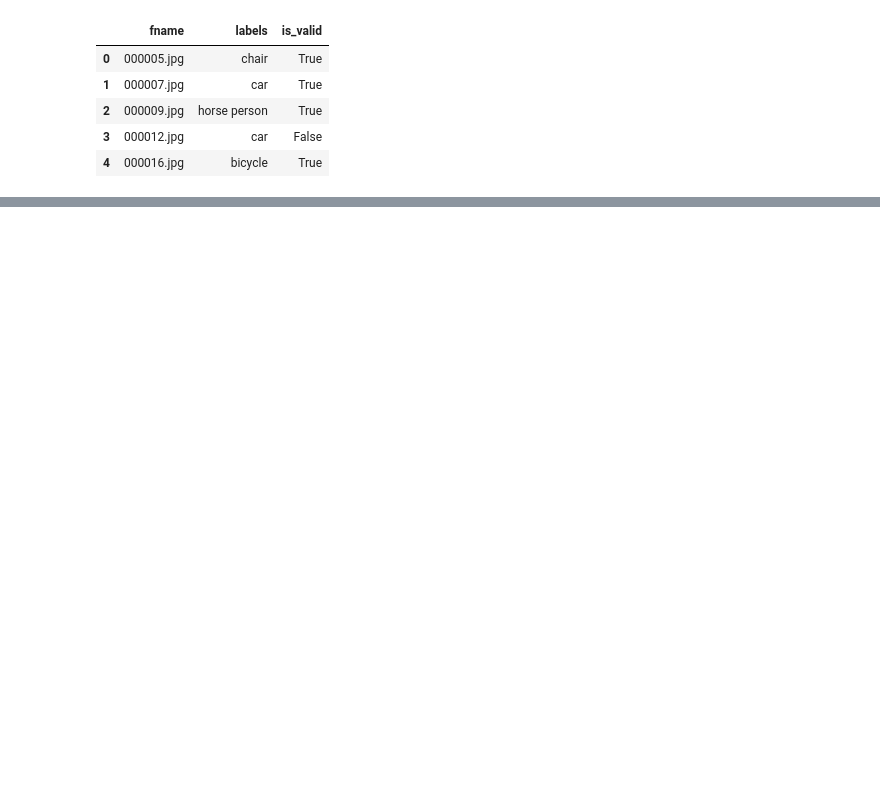
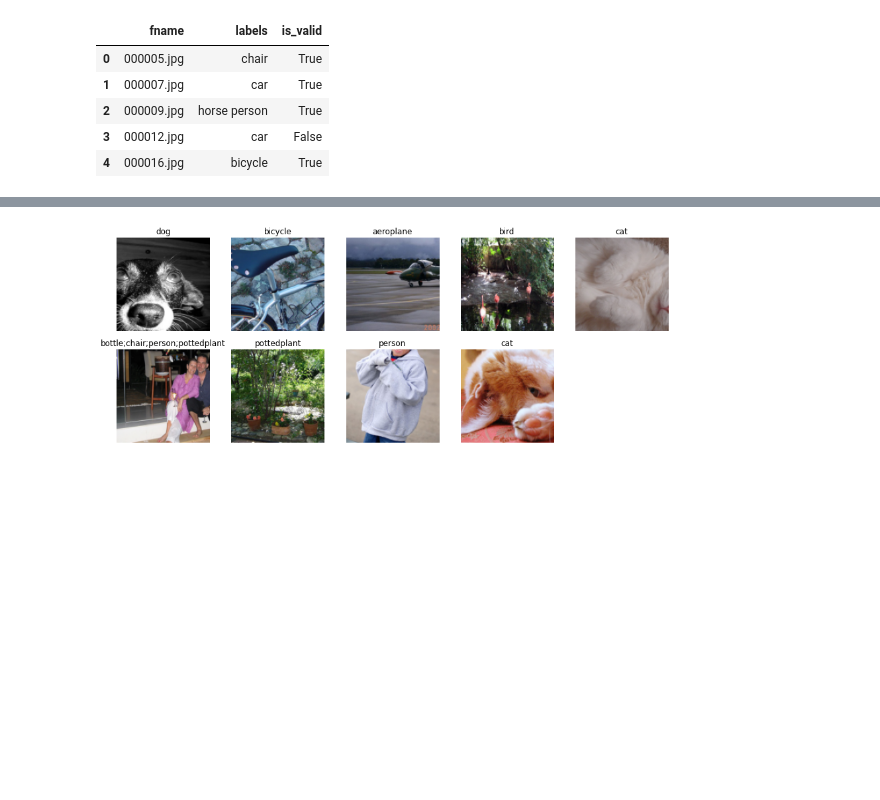
Before and after one commit to aviagarwal1212/fastai-part1-2020, a Jupyter notebook: lecture-notebooks/chapter6.ipynb, the cells around one changed output, grey strips where cells are left out. Saved outputs shown, nothing was run; the diff lists cells and outputs as text; code cells hidden in the pictures; blank space fills up the shorter version.

```diff
--- a/lecture-notebooks/chapter6.ipynb
+++ b/lecture-notebooks/chapter6.ipynb
@@ -49,19 +34,13 @@ x,y
 # %%
-def get_x(r): return path/'train'/r['fname']
-
-def get_y(r): return r['labels'].split(' ')
-
-def splitter(df):
+def splitter_function(df):
     train = df.index[~df['is_valid']].tolist()
     valid = df.index[df['is_valid']].tolist()
-    return train,valid
+    return train, valid
 
-dblock = DataBlock(
+images = DataBlock(
     blocks = (ImageBlock, MultiCategoryBlock),
-    get_x = get_x,
-    get_y= get_y,
-    splitter = splitter,
+    get_x = lambda r: path/'train'/r['fname'],
+    get_y = lambda r: r['labels'].split(),
+    splitter = splitter_function,
     item_tfms = RandomResizedCrop(128, min_scale=0.35)
-    )
-
-dls = dblock.dataloaders(df)
+)
@@ -158,0 +47,6 @@ learn.show_results(ds_idx=1, nrows=3, figsize=(6,8))
+# %%
+dls = images.dataloaders(df)
+# %%
+dls.show_batch(nrows=5, ncol)
+# %% [output]
+[figure, added]
```
Also changed, not shown: parts of 27 cells of this notebook, 3 other files.
